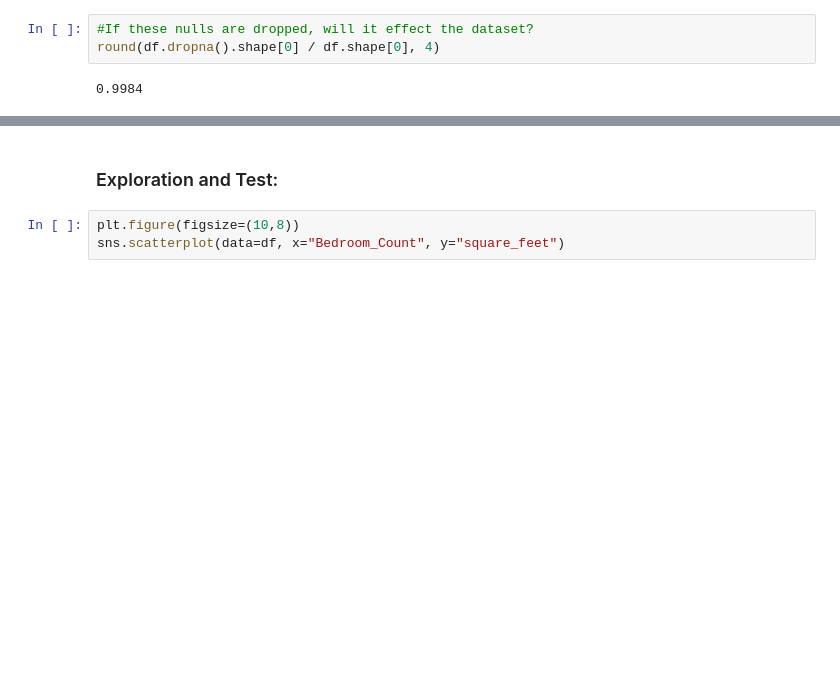
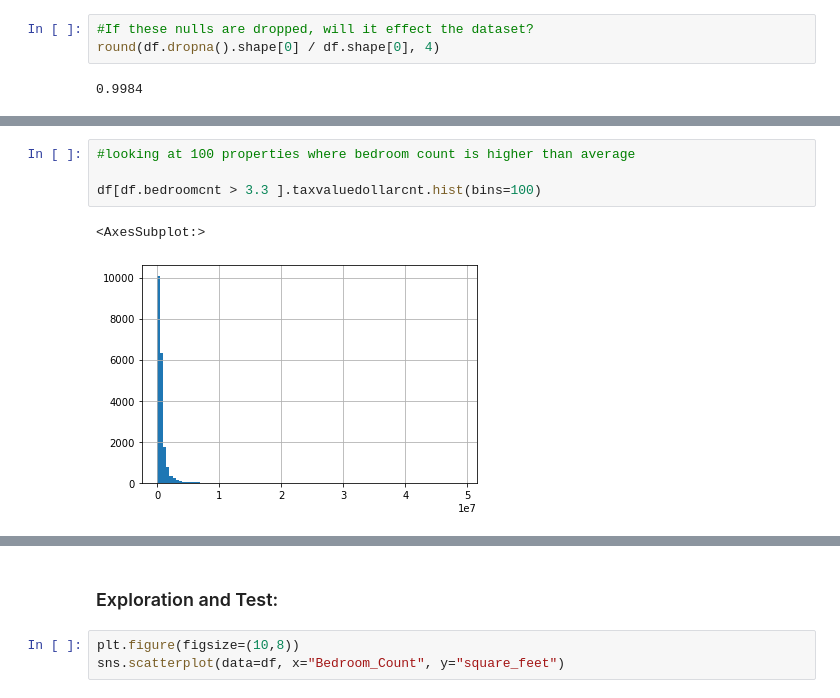
Before and after one commit to jeneyring/Regression_Final_Report, a Jupyter notebook: finalreport_ScratchPad.ipynb, the cells around one changed output, grey strips where cells are left out. Saved outputs shown, nothing was run; the diff lists cells and outputs as text; blank space fills up the shorter version.

```diff
--- a/finalreport_ScratchPad.ipynb
+++ b/finalreport_ScratchPad.ipynb
@@ -153,0 +196,7 @@ sns.scatterplot(data=df, x="Bedroom_Count", y="Assessed_Value")
+# %%
+#looking at 100 properties where bedroom count is higher than average
+
+df[df.bedroomcnt > 3.3 ].taxvaluedollarcnt.hist(bins=100)
+# %% [output]
+<AxesSubplot:>
+[figure, added]
```
Also changed, not shown: parts of 76 cells of this notebook, 1 other file.
